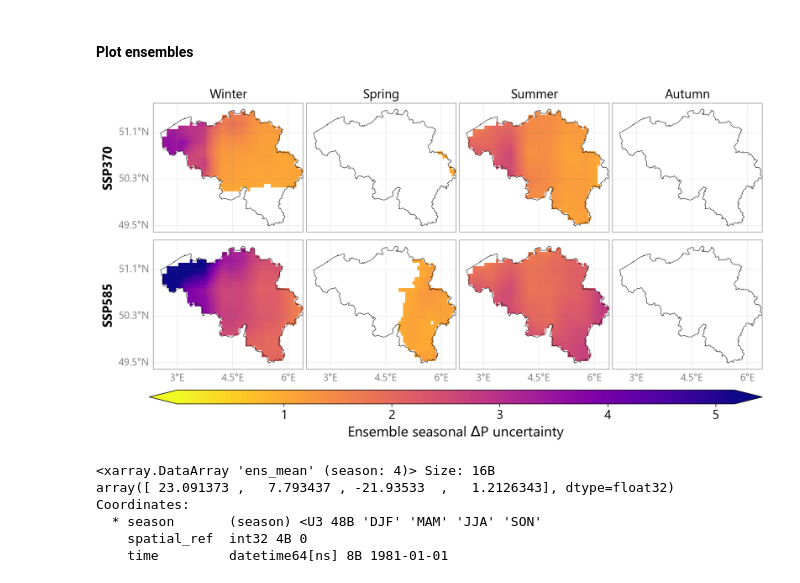
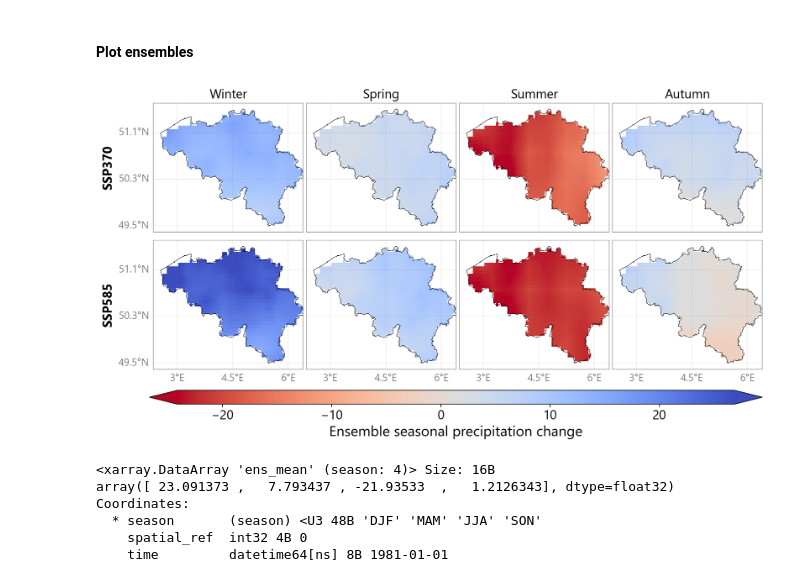
Before and after one commit to klekarkar/pre_post_process_mHM, a Jupyter notebook: scenario_hydromet_ISIMIP.ipynb, the cells around one changed output. Drawn from its saved outputs; the diff is of its cells as text; code cells hidden in the pictures.

Commit message:
summary plot

```diff
--- a/scenario_hydromet_ISIMIP.ipynb
+++ b/scenario_hydromet_ISIMIP.ipynb
@@ -472,7 +472,7 @@ def plot_ensemble_stats(ensemble_stats, scenarios, seasons, ensemble_stat, shp,
             if ensemble_stat in ['snr_model', 'ens_mean_imv', 'ens_median_imv'] and snr_thresh is not None:
                 im = da.sel(season=s).where(da.sel(season=s) >= snr_thresh).plot(
                     ax=ax, cmap=cmap, add_colorbar=False,
-                    vmin=vmin, vmax=vmax, transform=ccrs.PlateCarree()
+                    vmin=snr_thresh, vmax=vmax, transform=ccrs.PlateCarree()
                 )
             else:
                 im = da.sel(season=s).plot(
@@ -519,15 +519,16 @@ def plot_ensemble_stats(ensemble_stats, scenarios, seasons, ensemble_stat, shp,
 # %%
 scenarios = ['ssp370', 'ssp585']
 
 fig, axes, cb = plot_ensemble_stats(ensemble_statistics, scenarios,
-                                     seasons, 'snr_model', be_shp,
-                                       cmap='plasma_r', snr_thresh=.99) #plasma_r, coolwarm, seismic_r
+                                     seasons, 'ens_mean', be_shp,
+                                       cmap='coolwarm_r', snr_thresh=.90) #plasma_r, coolwarm, seismic_r
 
-cb.ax.set_xlabel('Ensemble seasonal $\Delta$P uncertainty', fontsize=18)
+cb.ax.set_xlabel('Ensemble seasonal $\Delta$P signal-to-noise ratio', fontsize=18)
+cb.ax.set_xlabel('Ensemble seasonal precipitation change', fontsize=18)
 #call plt.show()
 plt.show()
 # %% [output]
-[figure, old version]
+[figure, new version]
 # %%
 ensemble_statistics['ssp585']['ens_mean'].groupby('season').mean(dim=['lat', 'lon'])
 # %% [output]
```
Also changed, not shown: parts of 1 cell of this notebook, 19 other files.
